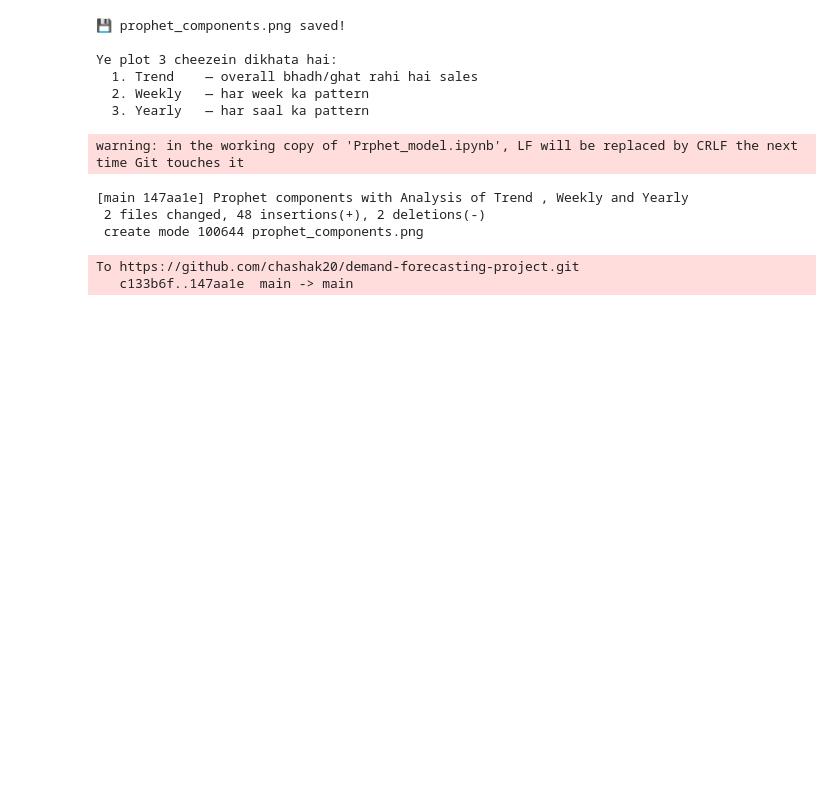
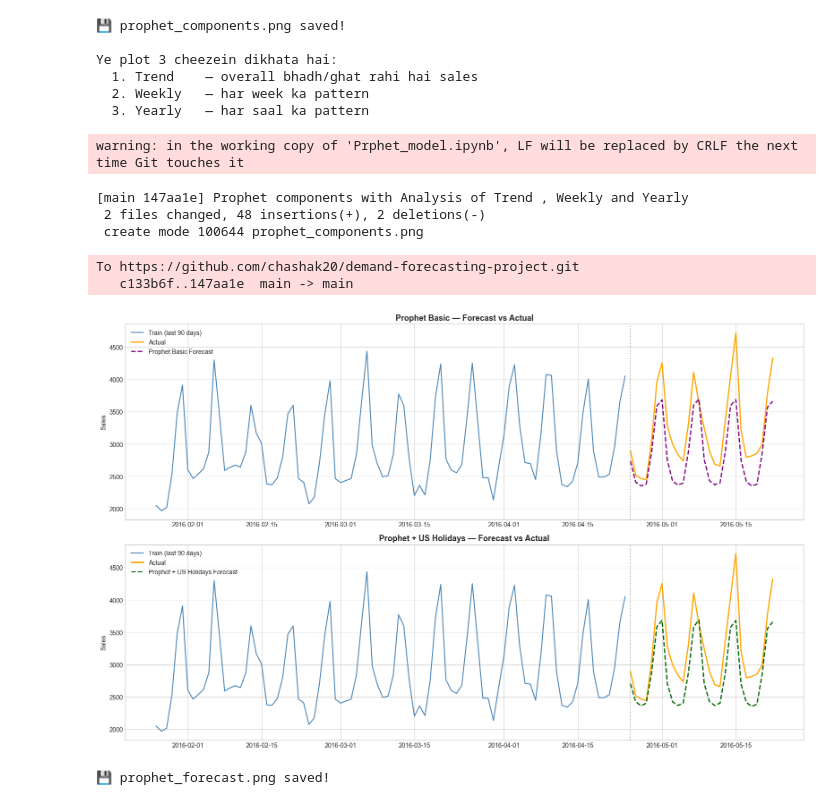
Before and after one commit to chashak20/demand-forecasting-project, a Jupyter notebook: Prphet_model.ipynb, the cells around one changed output. Drawn from its saved outputs; the diff is of its cells as text; code cells hidden in the pictures; blank space fills up the shorter version.

Commit message:
Prophet Model Comaprison

```diff
--- a/Prphet_model.ipynb
+++ b/Prphet_model.ipynb
@@ -197,3 +197,32 @@ warning: in the working copy of 'Prphet_model.ipynb', LF will be replaced by CRL
 # %% [output]
 To https://github.com/chashak20/demand-forecasting-project.git
    c133b6f..147aa1e  main -> main
+# %%
+fig, axes = plt.subplots(2, 1, figsize=(16, 10))
+
+train_plot = train.tail(90)  # last 90 days of train
+
+for ax, pred, title, color in zip(
+    axes,
+    [pred_basic, pred_holidays],
+    ['Prophet Basic', 'Prophet + US Holidays'],
+    ['purple', 'darkgreen']
+):
+    ax.plot(train_plot['ds'], train_plot['y'],
+            color='steelblue', label='Train (last 90 days)')
+    ax.plot(test['ds'], test['y'],
+            color='orange', linewidth=2, label='Actual')
+    ax.plot(test['ds'], pred,
+            color=color, linewidth=2, linestyle='--', label=f'{title} Forecast')
+    ax.axvline(x=test['ds'].iloc[0], color='gray', linestyle=':', alpha=0.7)
+    ax.set_title(f'{title} — Forecast vs Actual', fontsize=13, fontweight='bold')
+    ax.legend()
+    ax.set_ylabel('Sales')
+
+plt.tight_layout()
+plt.savefig('prophet_forecast.png', dpi=150, bbox_inches='tight')
+plt.show()
+print('💾 prophet_forecast.png saved!')
+# %% [output]
+[figure, added]
+💾 prophet_forecast.png saved!
```
Also changed, not shown: parts of 4 cells of this notebook.
